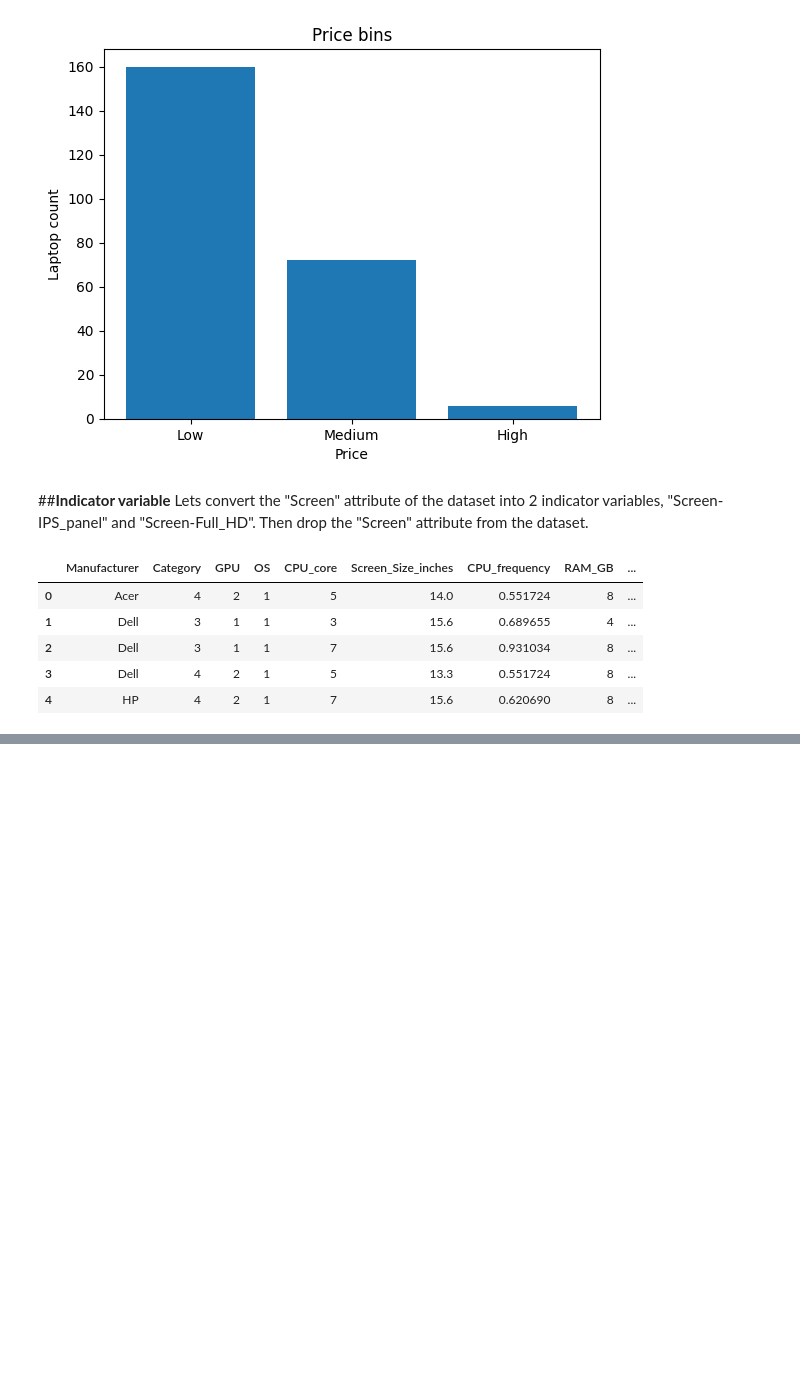
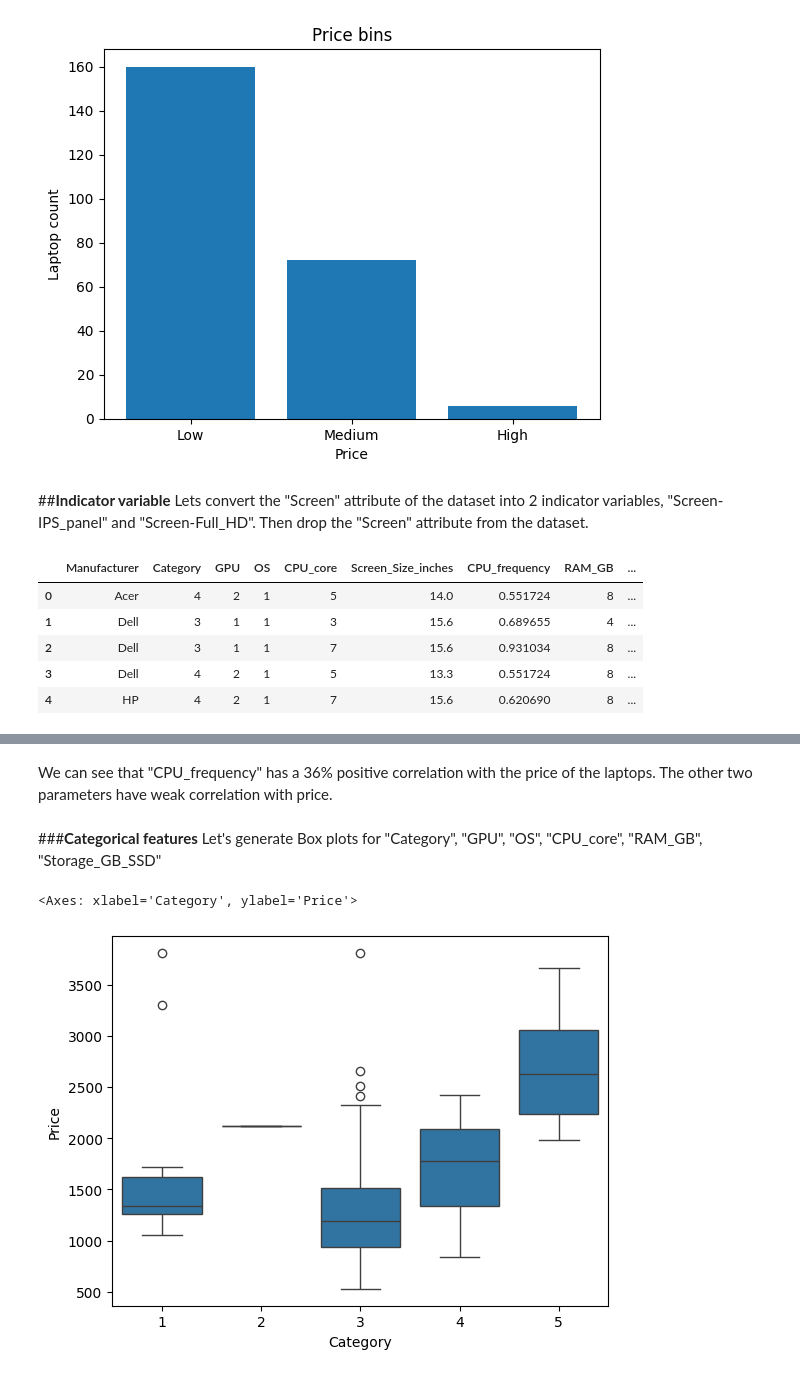
Before and after one commit to Rubieskyama/Data-Science-Ecosystem, a Jupyter notebook: Data Analytics with Python/Laptop_pricing_analyzer.ipynb, the cells around one changed output, grey strips where cells are left out. Saved outputs shown, nothing was run; the diff lists cells and outputs as text; code cells hidden in the pictures; blank space fills up the shorter version.

```diff
--- a/Data Analytics with Python/Laptop_pricing_analyzer.ipynb
+++ b/Data Analytics with Python/Laptop_pricing_analyzer.ipynb
@@ -252,0 +299,11 @@ df.to_csv('clean_laptops.csv', index=False)
+# %% [markdown]
+We can see that "CPU_frequency" has a 36% positive correlation with the price of the laptops. The other two parameters have weak correlation with price.
+# %% [markdown]
+###**Categorical features**
+Let's generate Box plots for "Category", "GPU", "OS", "CPU_core", "RAM_GB", "Storage_GB_SSD"
+# %%
+#Category boxplot
+sns.boxplot(x='Category', y='Price', data=df)
+# %% [output]
+<Axes: xlabel='Category', ylabel='Price'>
+[figure, added]
```
Also changed, not shown: parts of 18 cells of this notebook.
